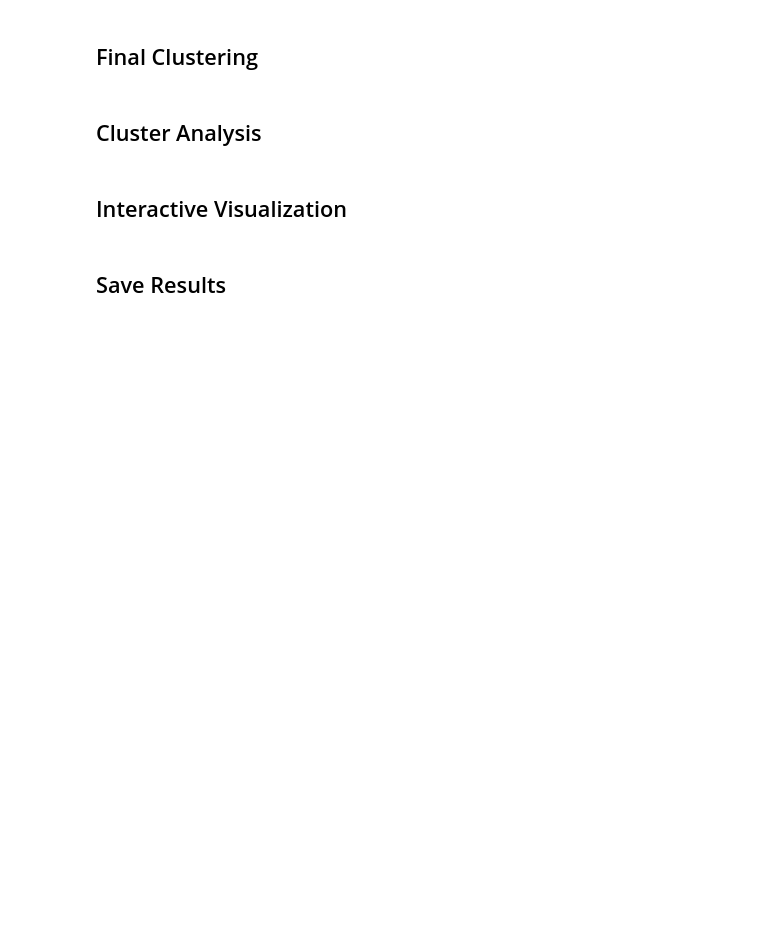
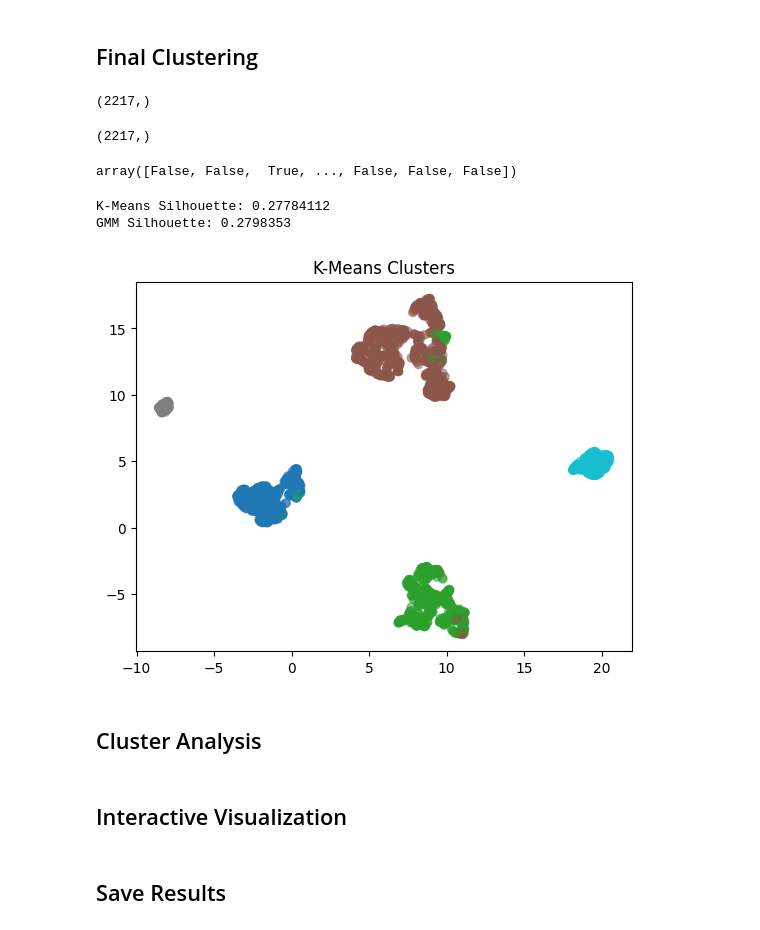
Before and after one commit to nttugit/customer-segmentation-draft, a Jupyter notebook: phase_3.ipynb, the cells around one changed output. Saved outputs shown, nothing was run; the diff lists cells and outputs as text; code cells hidden in the pictures; blank space fills up the shorter version.

```diff
--- a/phase_3.ipynb
+++ b/phase_3.ipynb
@@ -63,0 +72,4 @@ cluster_labels = final_kmeans.fit_predict(embeddings)
+# %%
+cluster_labels.shape
+# %% [output]
+(2217,)
@@ -64,3 +80,29 @@ cluster_labels = final_kmeans.fit_predict(embeddings)
+# %%
+gmm_cluster_labels.shape
+# %% [output]
+(2217,)
+# %%
+# Check if K-mean clusters and GMM are the same
+(cluster_labels == gmm_cluster_labels) == False
+# %% [output]
+array([False, False,  True, ..., False, False, False])
+# %%
+# Compare metrics
+print("K-Means Silhouette:", silhouette_score(embeddings, cluster_labels))
+print("GMM Silhouette:", silhouette_score(embeddings, gmm_cluster_labels))
+# %% [output]
+K-Means Silhouette: 0.27784112
+GMM Silhouette: 0.2798353
+# %%
+import umap
+reducer = umap.UMAP(random_state=42)
+embeddings_2d = reducer.fit_transform(embeddings)
+
+plt.scatter(embeddings_2d[:, 0], embeddings_2d[:, 1], c=cluster_labels, cmap='tab10', alpha=0.5)
+plt.title("K-Means Clusters")
+plt.show()
+# %% [output]
+[figure, added]
 # %% [markdown]
 ## Cluster Analysis
 # %%
```
Also changed, not shown: parts of 11 cells of this notebook, 30 other files.
